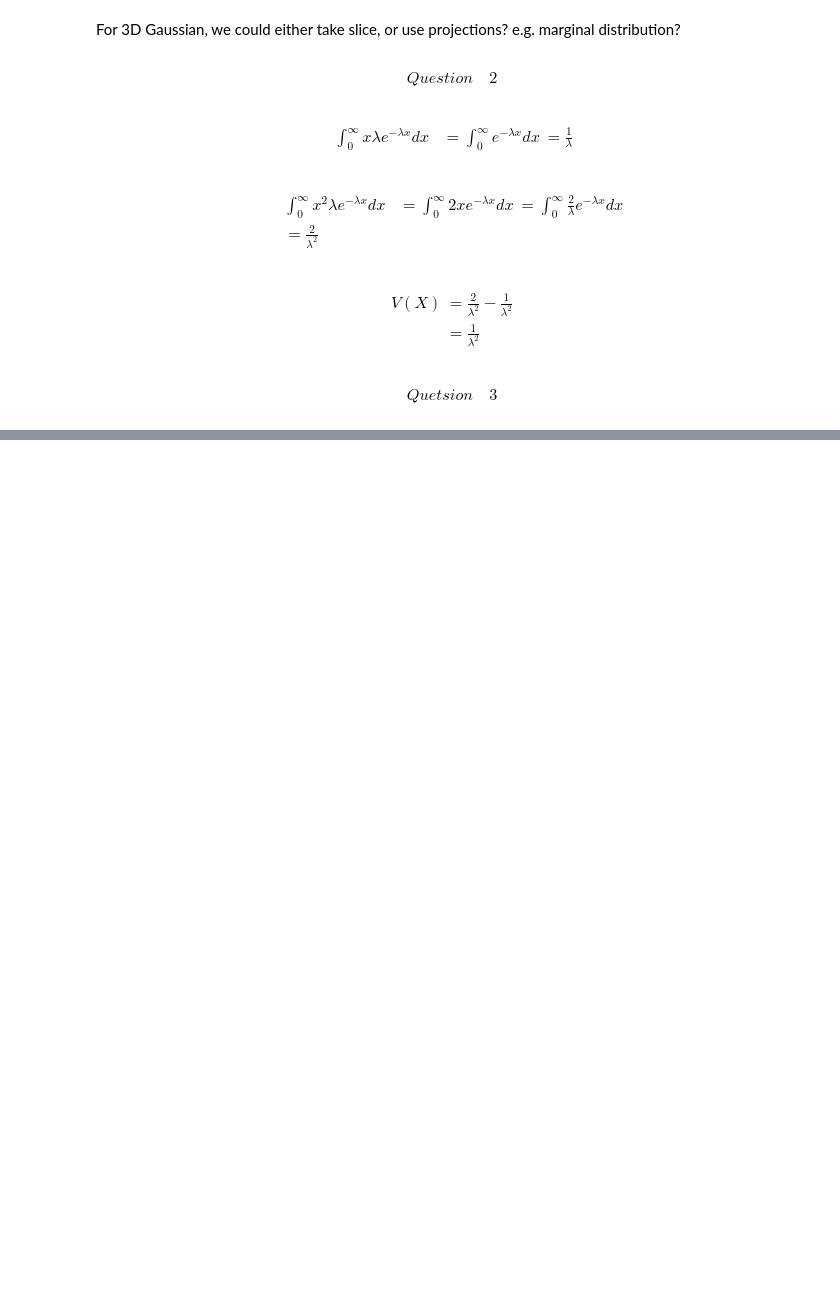
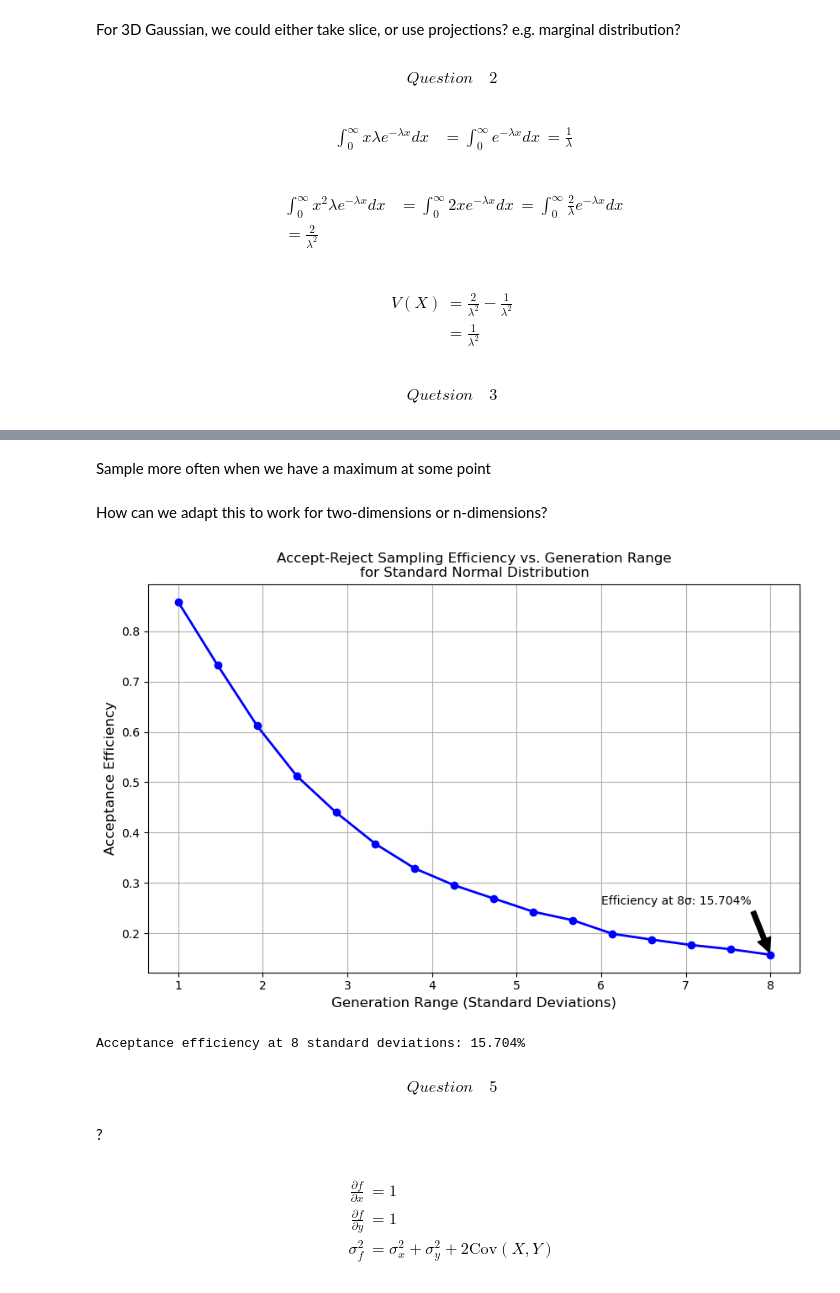
Before and after one commit to AprilQx/ResearchComputing, a Jupyter notebook: S1/hw2.ipynb, the cells around one changed output, grey strips where cells are left out. Saved outputs shown, nothing was run; the diff lists cells and outputs as text; code cells hidden in the pictures; blank space fills up the shorter version.

```diff
--- a/S1/hw2.ipynb
+++ b/S1/hw2.ipynb
@@ -106,0 +211,73 @@ $$ Quetsion \quad 3$$
+# %% [markdown]
+Sample more often when we have a maximum at some point
+# %% [markdown]
+How can we adapt this to work for two-dimensions or n-dimensions?
+# %%
+from scipy.stats import norm
+def measure_acceptance_efficiency(std_range, n_trials=10000):
+    """
+    Measure acceptance efficiency for normal distribution sampling
+    within a given standard deviation range
+    """
+    # Define the normal distribution PDF
+    def normal_pdf(x):
+        return (1/np.sqrt(2*np.pi)) * np.exp(-0.5 * x**2)
+
+    # Generation bounds
+    x_min, x_max = -std_range, std_range
+
+    # Maximum value of PDF (occurs at x=0 for standard normal)
+    M = normal_pdf(0)
+
+    accepted = 0
+    total = 0
+
+    while accepted < n_trials:
+        # Generate uniform random points
+        x = np.random.uniform(x_min, x_max)
+        y = np.random.uniform(0, M)
+
+        # Accept or reject
+        if y <= normal_pdf(x):
+            accepted += 1
+        total += 1
+
+    return accepted / total
+
+# Test different standard deviation ranges
+std_ranges = np.linspace(1, 8, 16)
+efficiencies = [measure_acceptance_efficiency(std_range) for std_range in std_ranges]
+
+# Create the plot
+plt.figure(figsize=(10, 6))
+plt.plot(std_ranges, efficiencies, 'bo-', linewidth=2)
+plt.grid(True)
+plt.xlabel('Generation Range (Standard Deviations)', fontsize=12)
+plt.ylabel('Acceptance Efficiency', fontsize=12)
+plt.title('Accept-Reject Sampling Efficiency vs. Generation Range\nfor Standard Normal Distribution', fontsize=12)
+
+# Add efficiency value for 8 standard deviations
+efficiency_at_8 = efficiencies[-1]
+plt.annotate(f'Efficiency at 8σ: {efficiency_at_8:.3%}',
+             xy=(8, efficiency_at_8),
+             xytext=(6, efficiency_at_8 + 0.1),
+             arrowprops=dict(facecolor='black', shrink=0.05))
+
+plt.show()
+
+print(f"\nAcceptance efficiency at 8 standard deviations: {efficiency_at_8:.3%}")
+# %% [output]
+[figure, added]
+Acceptance efficiency at 8 standard deviations: 15.704%
+# %% [markdown]
+$$ Question \quad 5$$
+# %% [markdown]
+?
+# %% [markdown]
+$$
+\begin{aligned}
+\frac{\partial f}{\partial x}&=1 \\
+\frac{\partial f}{\partial y}&=1 \\
+\sigma_f^2&=\sigma_x^2+\sigma_y^2+2\text{Cov}(X,Y)
+\end{aligned}
+$$
```
Also changed, not shown: parts of 10 cells of this notebook, 2 other files.
